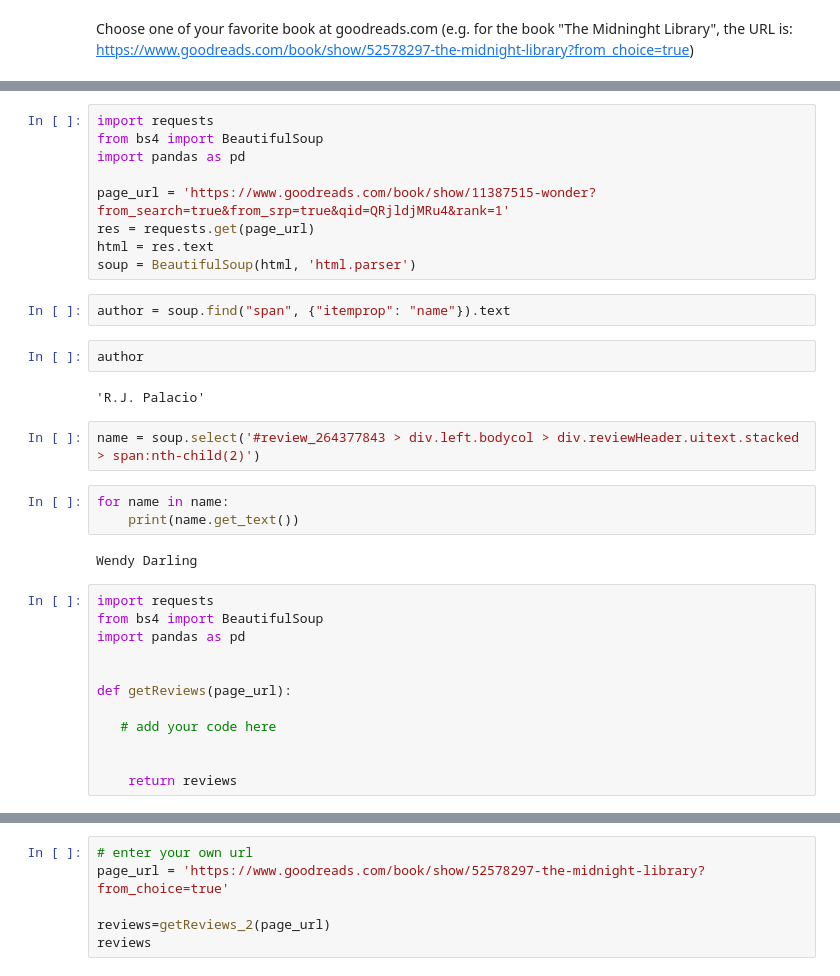
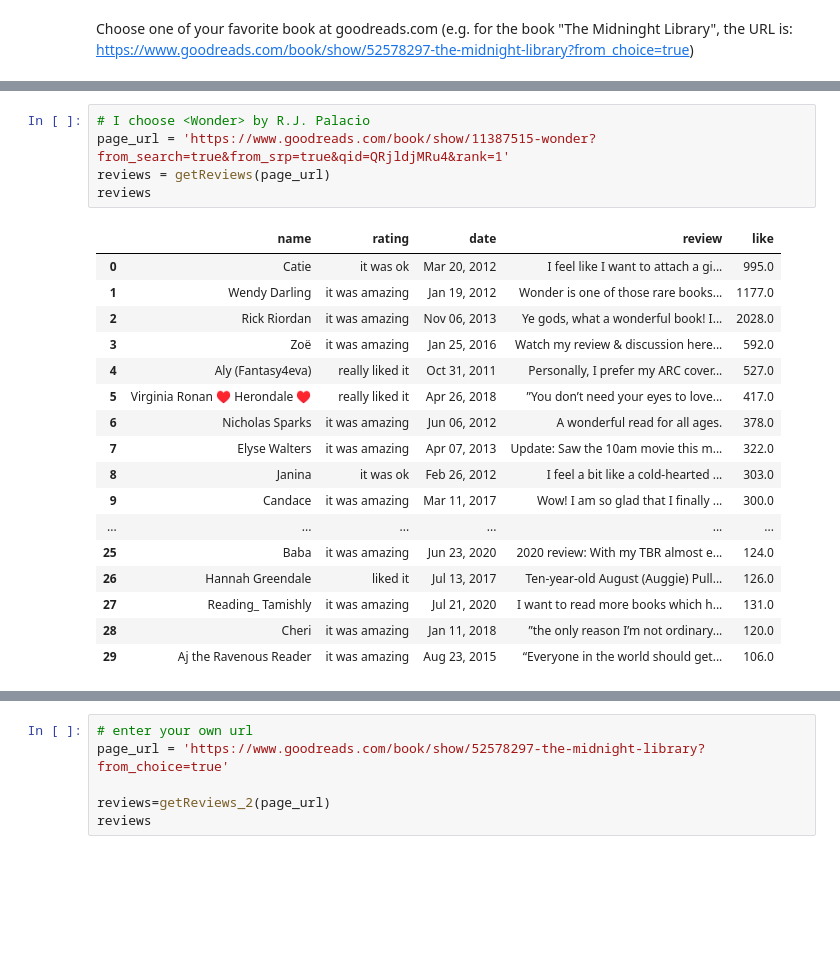
Before and after one commit to GideonWu0105/Stevens, a Jupyter notebook: BIA660/HW2/Homework_2_post.ipynb, the cells around one changed output, grey strips where cells are left out. Saved outputs shown, nothing was run; the diff lists cells and outputs as text; blank space fills up the shorter version.

```diff
--- a/BIA660/HW2/Homework_2_post.ipynb
+++ b/BIA660/HW2/Homework_2_post.ipynb
@@ -19,34 +70,23 @@ Choose one of your favorite book at goodreads.com (e.g. for the book "The Midnin
 # %%
-import requests
-from bs4 import BeautifulSoup
-import pandas as pd
-
+# I choose <Wonder> by R.J. Palacio
 page_url = 'https://www.goodreads.com/book/show/11387515-wonder?from_search=true&from_srp=true&qid=QRjldjMRu4&rank=1'
-res = requests.get(page_url)
-html = res.text
-soup = BeautifulSoup(html, 'html.parser')
+reviews = getReviews(page_url)
+reviews
+# %% [output]
+|  | name | rating | date | review | like |
+| 0 | Catie | it was ok | Mar 20, 2012 | I feel like I want to attach a gi... | 995.0 |
+| 1 | Wendy Darling | it was amazing | Jan 19, 2012 | Wonder is one of those rare books... | 1177.0 |
+| 2 | Rick Riordan | it was amazing | Nov 06, 2013 | Ye gods, what a wonderful book! I... | 2028.0 |
+| 3 | Zoë | it was amazing | Jan 25, 2016 | Watch my review & discussion here... | 592.0 |
+| 4 | Aly (Fantasy4eva) | really liked it | Oct 31, 2011 | Personally, I prefer my ARC cover... | 527.0 |
+| 5 | Virginia Ronan ♥ Herondale ♥ | really liked it | Apr 26, 2018 | ”You don’t need your eyes to love... | 417.0 |
+| 6 | Nicholas Sparks | it was amazing | Jun 06, 2012 | A wonderful read for all ages. | 378.0 |
+| 7 | Elyse Walters | it was amazing | Apr 07, 2013 | Update: Saw the 10am movie this m... | 322.0 |
+| 8 | Janina | it was ok | Feb 26, 2012 | I feel a bit like a cold-hearted ... | 303.0 |
+| 9 | Candace | it was amazing | Mar 11, 2017 | Wow! I am so glad that I finally ... | 300.0 |
+| ... | ... | ... | ... | ... | ... |
+| 25 | Baba | it was amazing | Jun 23, 2020 | 2020 review: With my TBR almost e... | 124.0 |
+| 26 | Hannah Greendale | liked it | Jul 13, 2017 | Ten-year-old August (Auggie) Pull... | 126.0 |
+| 27 | Reading_ Tamishly | it was amazing | Jul 21, 2020 | I want to read more books which h... | 131.0 |
+| 28 | Cheri | it was amazing | Jan 11, 2018 | ”the only reason I’m not ordinary... | 120.0 |
+| 29 | Aj the Ravenous Reader | it was amazing | Aug 23, 2015 | “Everyone in the world should get... | 106.0 |
-# %%
-author = soup.find("span", {"itemprop": "name"}).text
-# %%
-author
-# %% [output]
-'R.J. Palacio'
-# %%
-name = soup.select('#review_264377843 > div.left.bodycol > div.reviewHeader.uitext.stacked > span:nth-child(2)')
-# %%
-for name in name:
-    print(name.get_text())
-# %% [output]
-Wendy Darling
-# %%
-import requests
-from bs4 import BeautifulSoup
-import pandas as pd
-
-
-def getReviews(page_url):
-
-   # add your code here
-
-
-    return reviews
```
Also changed, not shown: parts of 5 cells of this notebook, 2 other files.
